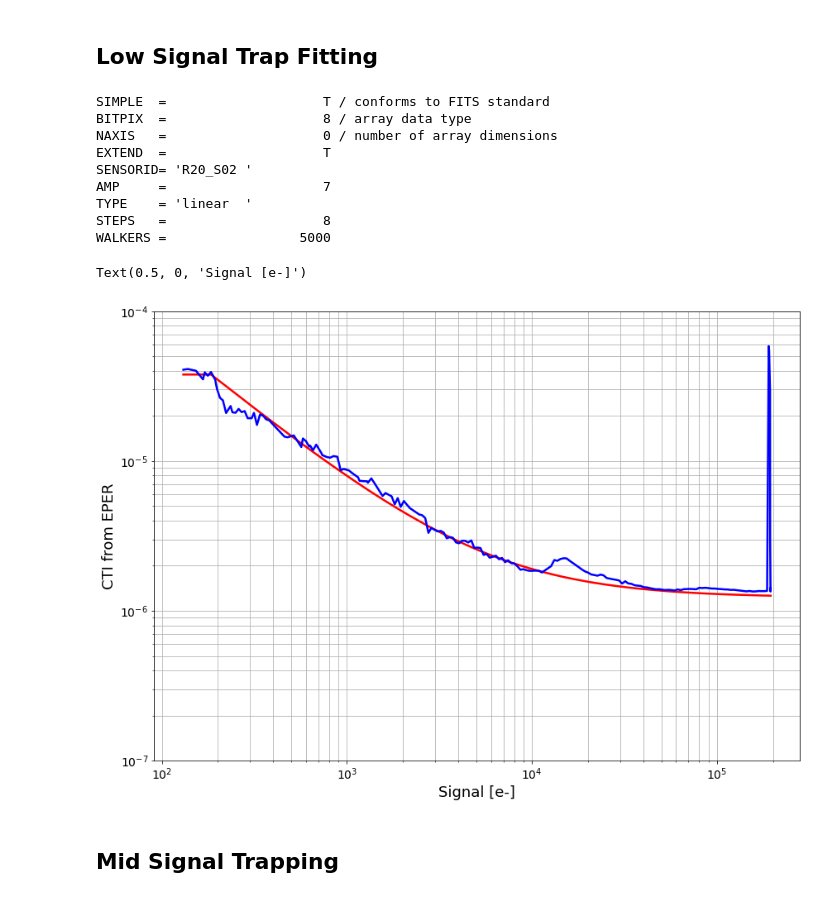
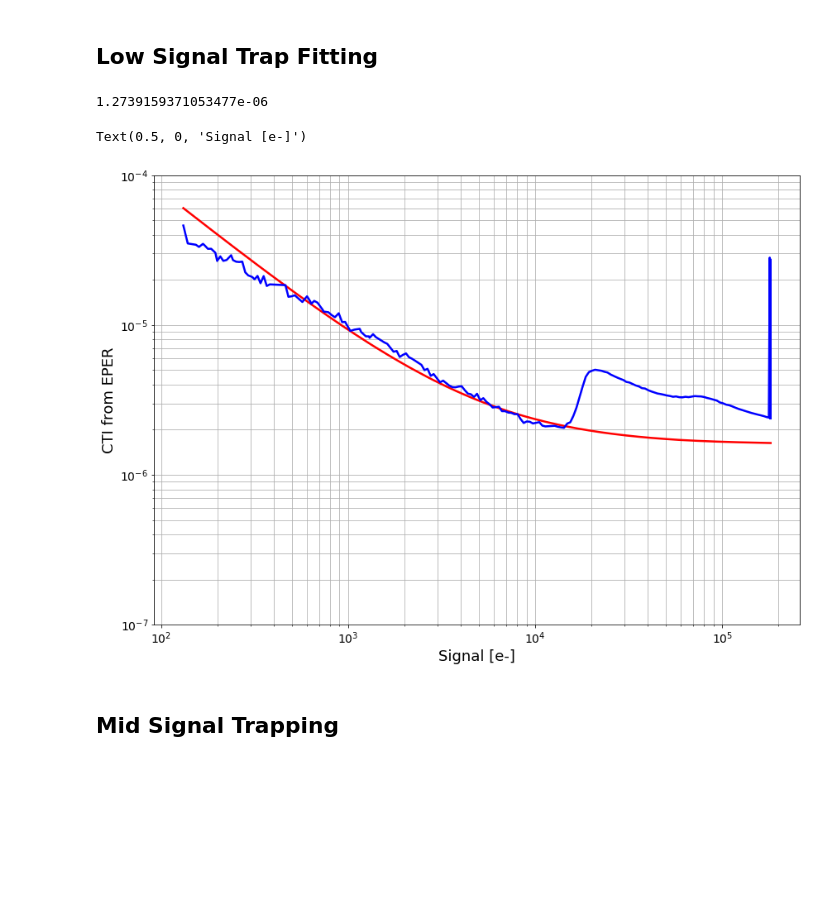
Before and after one commit to Snyder005/ctisim, a Jupyter notebook: notebooks/OverscanTesting.ipynb, the cells around one changed output. Saved outputs shown, nothing was run; the diff lists cells and outputs as text; code cells hidden in the pictures; blank space fills up the shorter version.

```diff
--- a/notebooks/OverscanTesting.ipynb
+++ b/notebooks/OverscanTesting.ipynb
@@ -58,7 +58,7 @@ Text(0.5, 0, 'Signal [e-]')
 # %% [markdown]
 ## Floating Output Amplifier Fitting
 # %%
-amp = 9
+amp = 7
 
 ## Get data for comparison
 overscan_results = '/nfs/slac/g/ki/ki19/lsst/snyder18/LSST/Data/BOT/6790D_linearity/R20/S02/R20_S02_overscan_results.fits'
@@ -114,58 +114,49 @@ Text(0.5, 0, 'Signal [e-]')
 ## Low Signal Trap Fitting
 # %%
 ## Low signal trapping
-mcmc_results = fits.open('../examples/output/R20_S02_9_trap_mcmc_results.fits')
-
-print(repr(mcmc_results[0].header))
+low_mcmc_results = fits.open('../examples/output/R20_S02_Amp7_lowtrap_mcmc.fits')
 
 ## Trap parameters
 amp=9
-cti_chain = mcmc_results[1].data
-trapsize_chain = mcmc_results[2].data
-emission_time_chain = mcmc_results[3].data
-scaling_chain = mcmc_results[4].data
+cti_chain = low_mcmc_results[1].data
+trapsize_chain = low_mcmc_results[2].data
+emission_time_chain = low_mcmc_results[3].data
+scaling_chain = low_mcmc_results[4].data
 cti = 10**np.median(cti_chain[:, 500:])
+print(cti)
 
 low_trap = LinearTrap(np.median(trapsize_chain[:, 500:]), np.median(emission_time_chain[:, 500:]), 1,
                       np.median(scaling_chain[:, 500:]))
 
 ## Make CTI curve
 imarr = np.zeros((signals.shape[0], ITL_AMP_GEOM.nx))
 ramp = SegmentSimulator(imarr, ITL_AMP_GEOM.prescan_width, output_amplifier,
                         cti=cti, traps=low_trap)
 ramp.ramp_exp(signals)
 
 segarr = ramp.simulate_readout(serial_overscan_width=ITL_AMP_GEOM.serial_overscan_width,
                                parallel_overscan_width=0)
 
 fig, ax = plt.subplots(1, 1, figsize=(14, 10))
 last_pix = segarr[:, 511]
 oscan1 = segarr[:, 512]
 oscan2 = segarr[:, 513]
 cti_model = ((oscan1+oscan2)/(512*last_pix))
 
 ax.plot(signals, cti_model, linewidth=2.5, color='red')
 ax.plot(signals, cti_data, linewidth=2.5, color='blue')
 
 ax.set_yscale('log')
 ax.set_xscale('log')
 ax.set_ylim(1.E-7, 1.E-4)
 ax.tick_params(axis='both', which='major', labelsize=14)
 ax.grid(which='both')
 ax.set_ylabel('CTI from EPER', fontsize=18)
 ax.set_xlabel('Signal [e-]', fontsize=18)
 # %% [output]
-SIMPLE  =                    T / conforms to FITS standard
-BITPIX  =                    8 / array data type
-NAXIS   =                    0 / number of array dimensions
-EXTEND  =                    T
-SENSORID= 'R20_S02 '
-AMP     =                    7
-TYPE    = 'linear  '
-STEPS   =                    8
-WALKERS =                 5000
+1.2739159371053477e-06
 Text(0.5, 0, 'Signal [e-]')
-[figure, old version]
+[figure, new version]
 # %% [markdown]
 ## Mid Signal Trapping
 # %%
```
Also changed, not shown: parts of 10 cells of this notebook, 5 other files.
